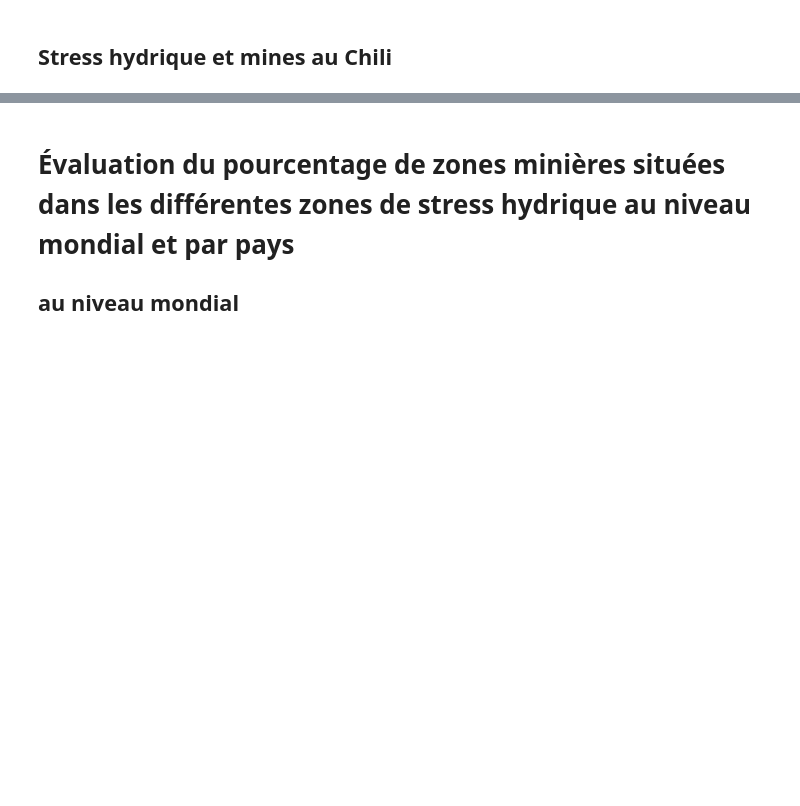
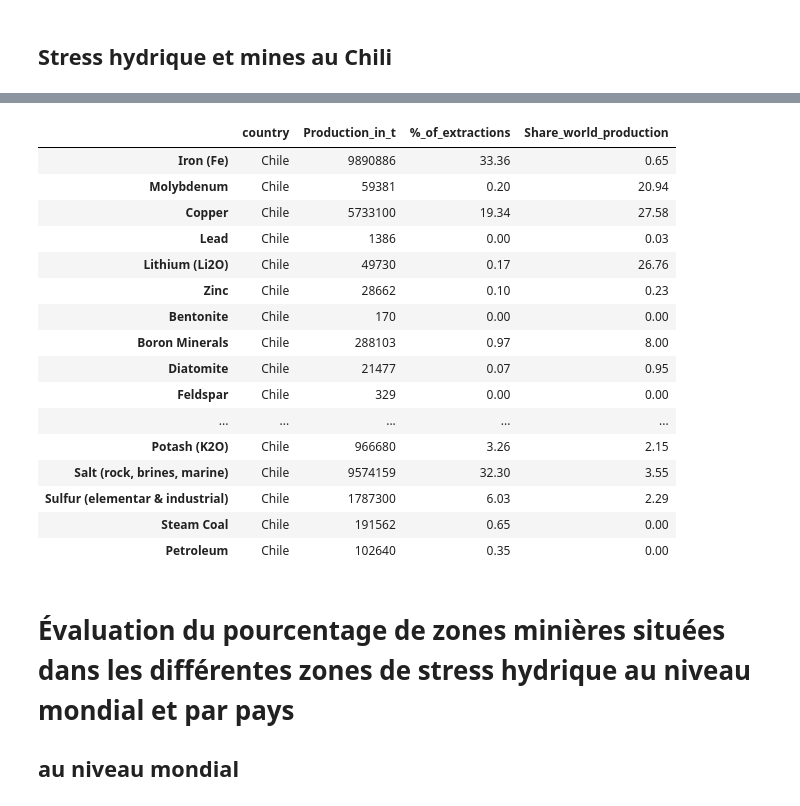
Before and after one commit to Suzie14/Mines, a Jupyter notebook: Main.ipynb, the cells around one changed output, grey strips where cells are left out. Drawn from its saved outputs; the diff is of its cells as text; code cells hidden in the pictures; blank space fills up the shorter version.

```diff
--- a/Main.ipynb
+++ b/Main.ipynb
@@ -74,3 +74,23 @@ visualisation_zones_pays('Chile','ws3038tl')
+# %%
+shares_prod_country('Chile', shares_prod_2020)
+# %% [output]
+|  | country | Production_in_t | %_of_extractions | Share_world_production |
+| Iron (Fe) | Chile | 9890886 | 33.36 | 0.65 |
+| Molybdenum | Chile | 59381 | 0.20 | 20.94 |
+| Copper | Chile | 5733100 | 19.34 | 27.58 |
+| Lead | Chile | 1386 | 0.00 | 0.03 |
+| Lithium (Li2O) | Chile | 49730 | 0.17 | 26.76 |
+| Zinc | Chile | 28662 | 0.10 | 0.23 |
+| Bentonite | Chile | 170 | 0.00 | 0.00 |
+| Boron Minerals | Chile | 288103 | 0.97 | 8.00 |
+| Diatomite | Chile | 21477 | 0.07 | 0.95 |
+| Feldspar | Chile | 329 | 0.00 | 0.00 |
+| ... | ... | ... | ... | ... |
+| Potash (K2O) | Chile | 966680 | 3.26 | 2.15 |
+| Salt (rock, brines, marine) | Chile | 9574159 | 32.30 | 3.55 |
+| Sulfur (elementar & industrial) | Chile | 1787300 | 6.03 | 2.29 |
+| Steam Coal | Chile | 191562 | 0.65 | 0.00 |
+| Petroleum | Chile | 102640 | 0.35 | 0.00 |
 # %% [markdown]
 # Évaluation du pourcentage de zones minières situées dans les différentes zones de stress hydrique au niveau mondial et par pays
 
```
Also changed, not shown: parts of 17 cells of this notebook.
